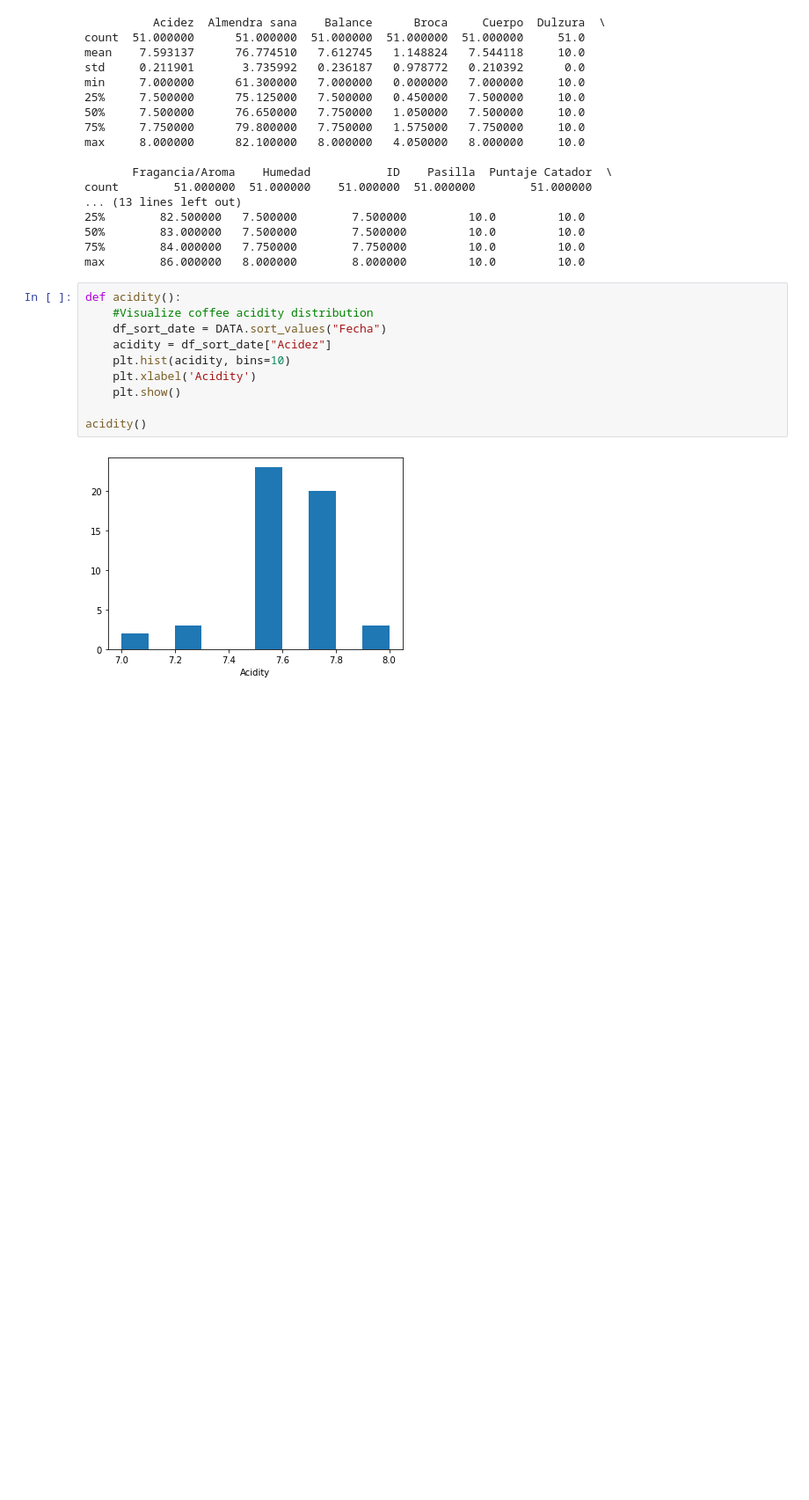
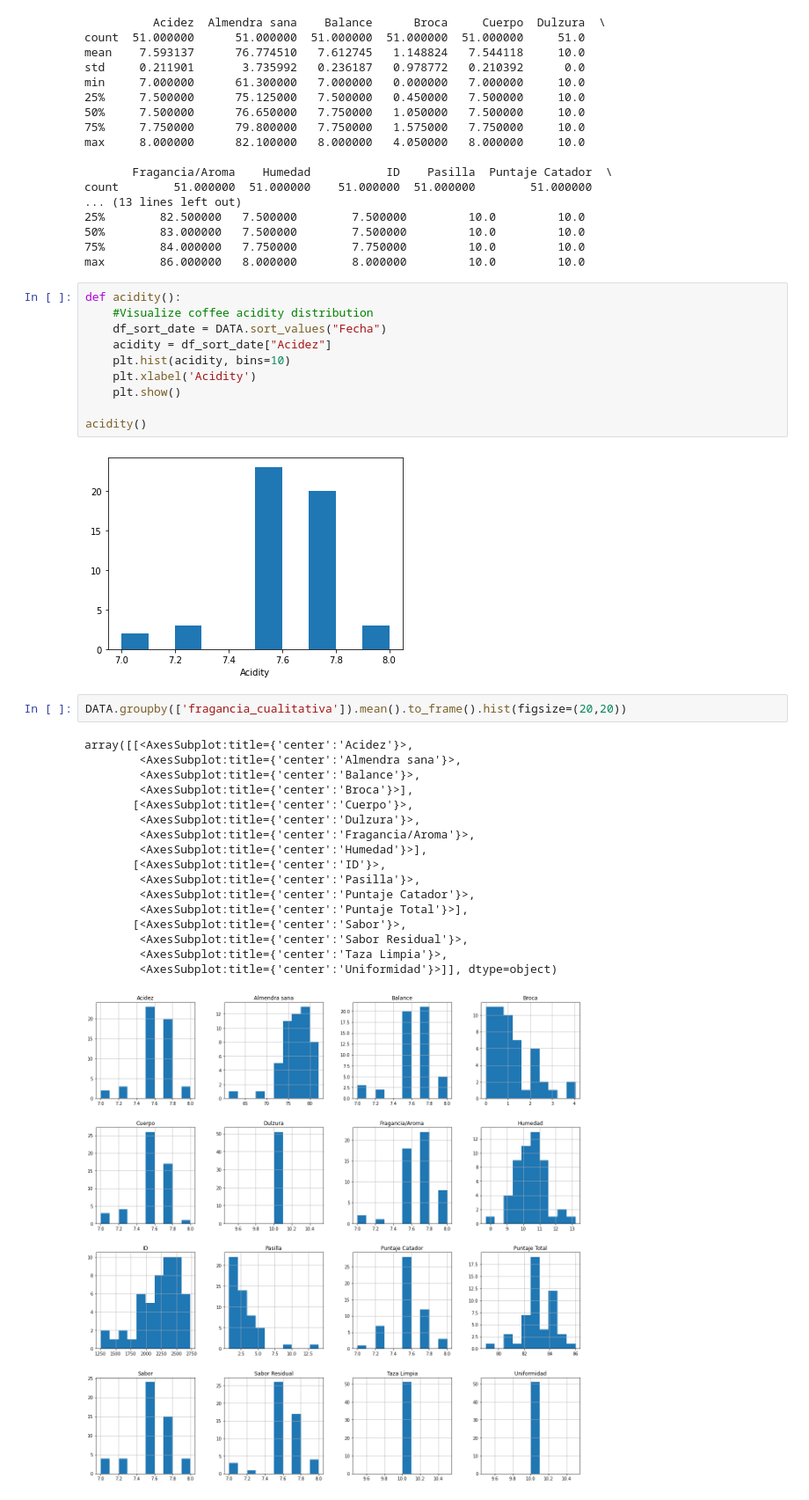
Before and after one commit to SRam3/Coffee_flavors_analyzer, a Jupyter notebook: Data Analizer.ipynb, the cells around one changed output. Shown at 88% size. Cells and saved outputs as stored; diff of their text form; blank space fills up the shorter version.

Commit message:
histograms of variables

```diff
--- a/Data Analizer.ipynb
+++ b/Data Analizer.ipynb
@@ -48,3 +57,23 @@ def acidity():
 acidity()
 # %% [output]
 [figure]
+# %%
+DATA.groupby(['fragancia_cualitativa']).mean().to_frame().hist(figsize=(20,20))
+# %% [output]
+array([[<AxesSubplot:title={'center':'Acidez'}>,
+        <AxesSubplot:title={'center':'Almendra sana'}>,
+        <AxesSubplot:title={'center':'Balance'}>,
+        <AxesSubplot:title={'center':'Broca'}>],
+       [<AxesSubplot:title={'center':'Cuerpo'}>,
+        <AxesSubplot:title={'center':'Dulzura'}>,
+        <AxesSubplot:title={'center':'Fragancia/Aroma'}>,
+        <AxesSubplot:title={'center':'Humedad'}>],
+       [<AxesSubplot:title={'center':'ID'}>,
+        <AxesSubplot:title={'center':'Pasilla'}>,
+        <AxesSubplot:title={'center':'Puntaje Catador'}>,
+        <AxesSubplot:title={'center':'Puntaje Total'}>],
+       [<AxesSubplot:title={'center':'Sabor'}>,
+        <AxesSubplot:title={'center':'Sabor Residual'}>,
+        <AxesSubplot:title={'center':'Taza Limpia'}>,
+        <AxesSubplot:title={'center':'Uniformidad'}>]], dtype=object)
+[figure, added]
```
Also changed, not shown: parts of 2 cells of this notebook.
